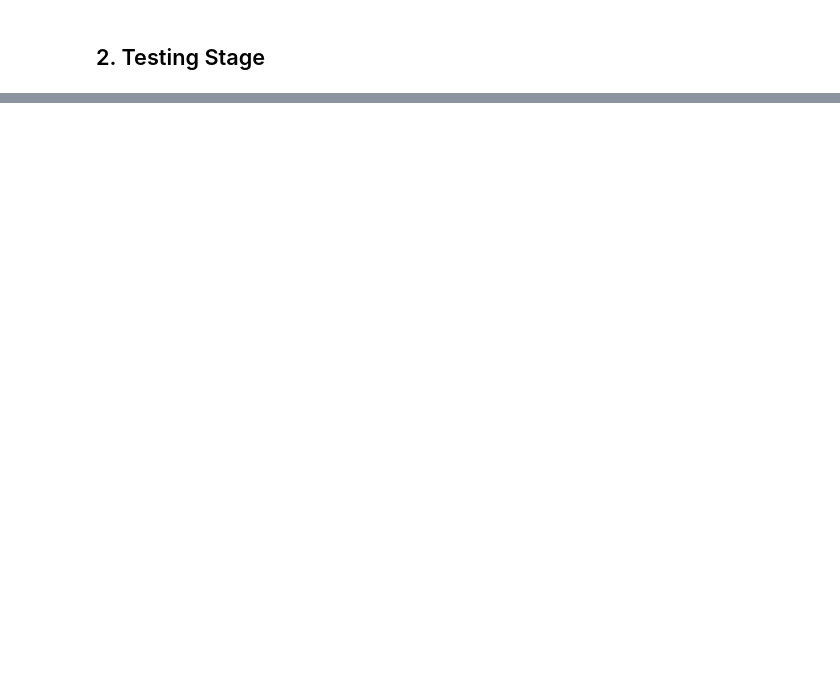
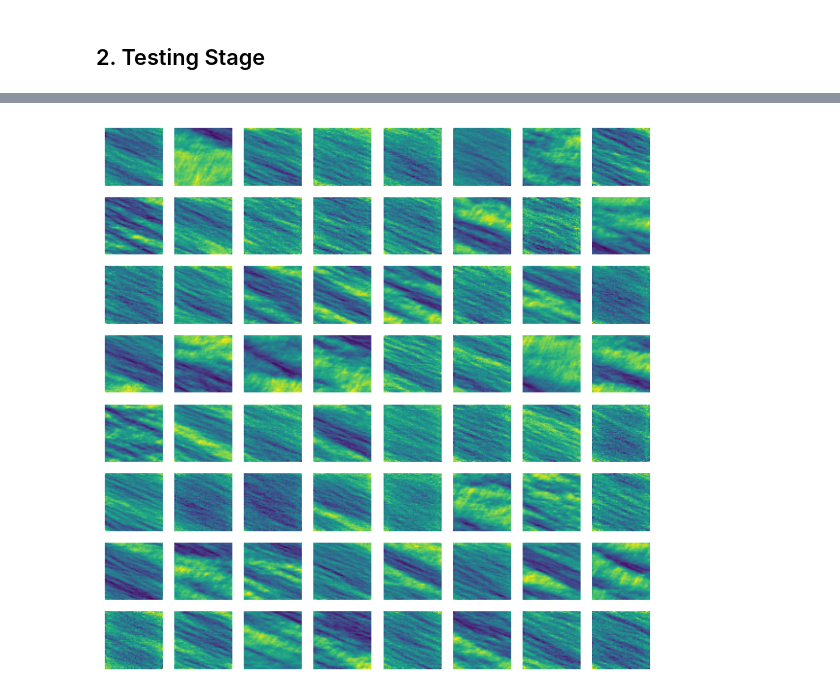
Before and after one commit to benchoi93/DGMinTransportation, a Jupyter notebook: Section4.2_Generating_Highway_Traffic_Speed_Contour/Section4.2.5_Diffusion_DDPM.ipynb, the cells around one changed output, grey strips where cells are left out. Cells and saved outputs as stored; diff of their text form; code cells hidden in the pictures; blank space fills up the shorter version.

```diff
--- a/Section4.2_Generating_Highway_Traffic_Speed_Contour/Section4.2.5_Diffusion_DDPM.ipynb
+++ b/Section4.2_Generating_Highway_Traffic_Speed_Contour/Section4.2.5_Diffusion_DDPM.ipynb
@@ -468,22 +385,0 @@ Estimated Total Size (MB): 238.82
-# %%
-# Training Loop
-for epoch in range(num_epochs):
-    loss_list = []
-    for step, batch in enumerate(data_loader):
-        optimizer.zero_grad()
-
-        batch_size = batch.shape[0]
-        batch = batch[:,0:1,:,:].float().to(device)
-
-        t = torch.randint(0, timesteps, (batch_size,), device=device).long()
-        loss = p_losses(model, batch, t, sqrt_alphas_cumprod, sqrt_one_minus_alphas_cumprod, loss_type="huber")
-        loss_list.append(loss.item())
-        loss.backward()
-        optimizer.step()
-    loss_list = np.mean(loss_list)
-
-    print(f'Epoch [{epoch+1:02}/{num_epochs}] Loss: {loss_list:>6.4f}')
-
-    # Save the model after training
-torch.save(model.state_dict(), 'models/DDPM.pth')
-print("Denoising Diffusion Probabilistic Models saved.")
@@ -501,0 +386,6 @@ Denoising Diffusion Probabilistic Models saved.
+# %%
+model = train_ddpm_model(model, data_loader, optimizer, num_epochs, timesteps, sqrt_alphas_cumprod, sqrt_one_minus_alphas_cumprod, device, loss_type="huber")
+
+os.makedirs("models", exist_ok=True)
+torch.save(model.state_dict(), 'models/DDPM.pth')
+print("Denoising Diffusion Probabilistic Models saved.")
@@ -526,0 +422,17 @@ plt.show()
+# %%
+# Can use CPU in the inference, but highly recommended to use GPU
+# device = torch.device("cpu")
+device = torch.device("cuda" if torch.cuda.is_available() else "cpu")
+
+model = Unet(dim=image_size, channels=channels, dim_mults=(1, 2, 4,)).to(device)
+model.load_state_dict(torch.load('models/DDPM.pth', map_location=device))
+model.eval()
+
+os.makedirs("img", exist_ok=True)
+visualize_ddpm_samples(model, image_size=image_size, batch_size=64, channels=channels,
+                        betas=betas, sqrt_recip_alphas=sqrt_recip_alphas,
+                        sqrt_one_minus_alphas_cumprod=sqrt_one_minus_alphas_cumprod,
+                        posterior_variance=posterior_variance, timesteps=timesteps,
+                        save_path="img/DDPM_result.png")
+# %% [output]
+[figure, added]
```
Also changed, not shown: parts of 12 cells of this notebook, 6 other files.
